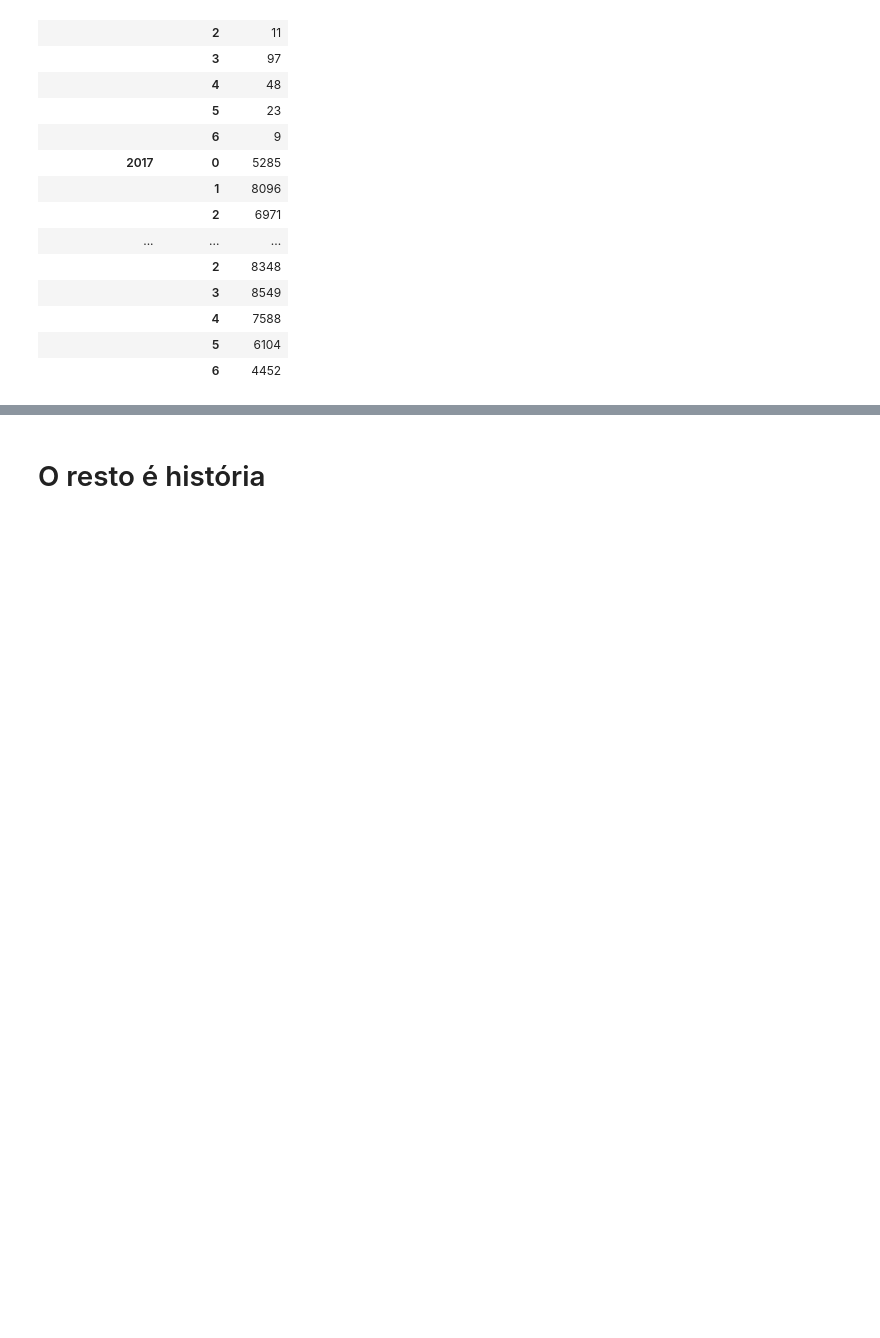
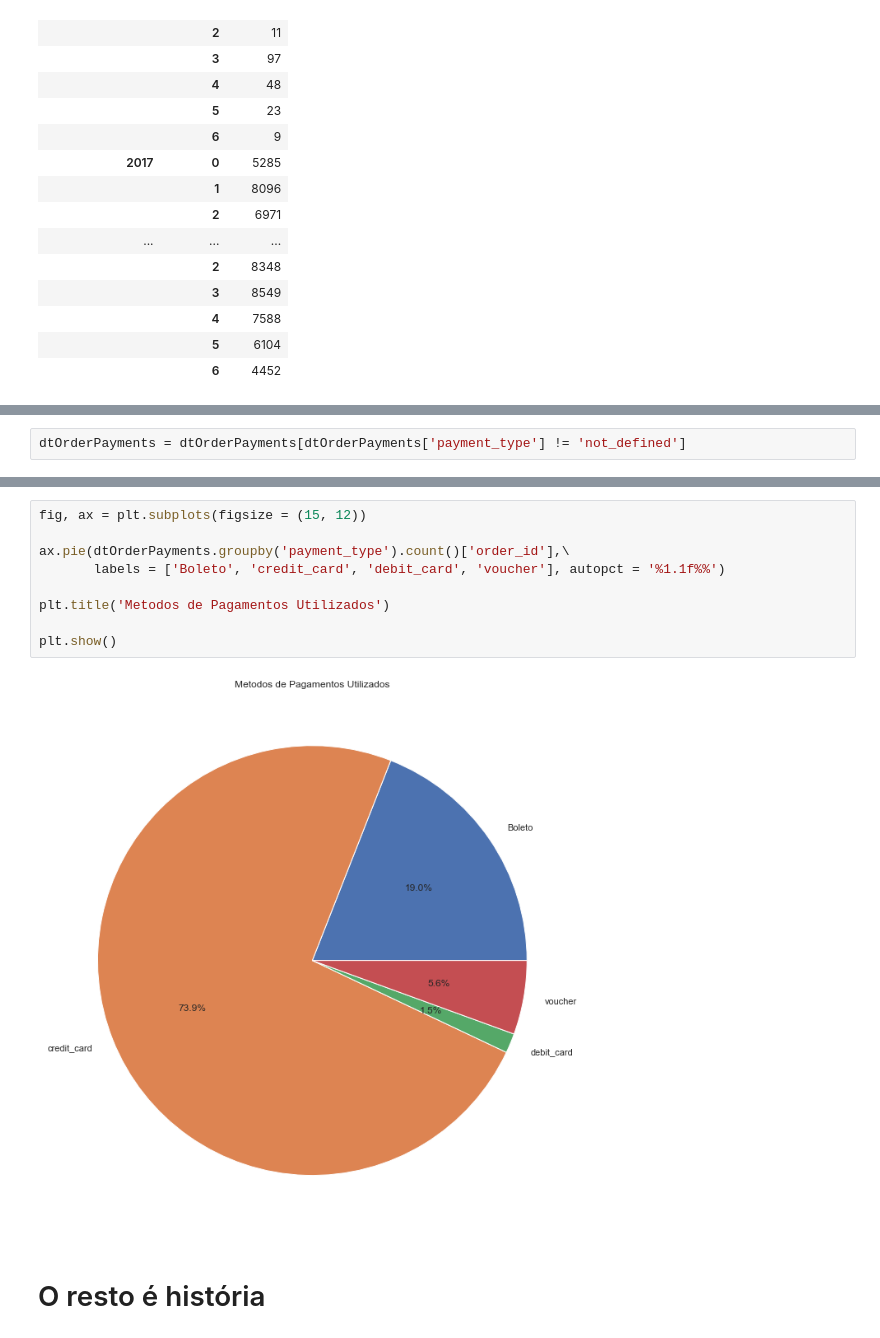
Before and after one commit to Herikc2/Brazilian-E-Commerce-Olist, a Jupyter notebook: docs/main.ipynb, the cells around one changed output, grey strips where cells are left out. Saved outputs shown, nothing was run; the diff lists cells and outputs as text; blank space fills up the shorter version.

```diff
--- a/docs/main.ipynb
+++ b/docs/main.ipynb
@@ -329,0 +407,2 @@ plt.show()
+# %%
+dtOrderPayments = dtOrderPayments[dtOrderPayments['payment_type'] != 'not_defined']
@@ -330,2 +418,13 @@ plt.show()
+# %%
+fig, ax = plt.subplots(figsize = (15, 12))
+
+ax.pie(dtOrderPayments.groupby('payment_type').count()['order_id'],\
+       labels = ['Boleto', 'credit_card', 'debit_card', 'voucher'], autopct = '%1.1f%%')
+
+plt.title('Metodos de Pagamentos Utilizados')
+
+plt.show()
+# %% [output]
+[figure, added]
 # %% [markdown]
 # O resto é história
```
Also changed, not shown: parts of 16 cells of this notebook.
